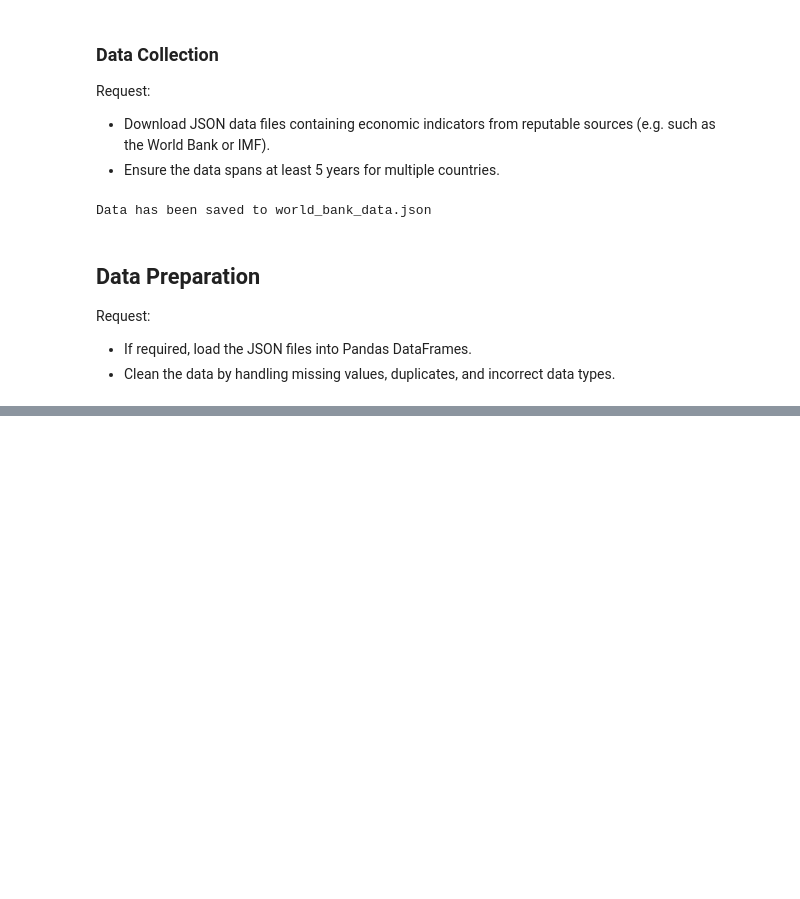
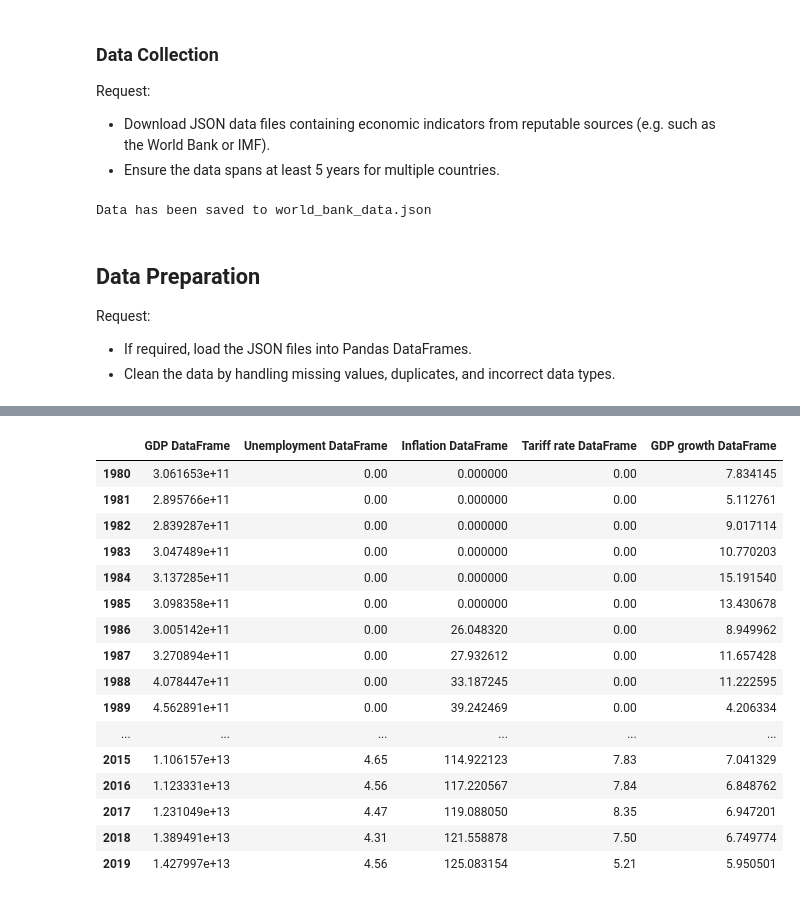
Before and after one commit to hasaki321/INFO212, a Jupyter notebook: HW2/HW2.ipynb, the cells around one changed output, grey strips where cells are left out. Drawn from its saved outputs; the diff is of its cells as text; code cells hidden in the pictures; blank space fills up the shorter version.

```diff
--- a/HW2/HW2.ipynb
+++ b/HW2/HW2.ipynb
@@ -6,18 +12,17 @@ Request:
 - Download JSON data files containing economic indicators from reputable sources (e.g. such as the World Bank or IMF).
 - Ensure the data spans at least 5 years for multiple countries.
 # %%
-import requests
-import json
-
 # 定义查询的国家和指标
 countries = ["CN", "BR", "JP", "CA", "NP"]
 indicators = {
     "GDP": "NY.GDP.MKTP.CD",
     "Unemployment": "SL.UEM.TOTL.ZS",
-    "Inflation": "FP.CPI.TOTL"
+    "Inflation": "FP.CPI.TOTL",
+    "Tariff rate": "TM.TAX.MANF.SM.AR.ZS",
+    "GDP growth": "NY.GDP.MKTP.KD.ZG"
 }
-years = range(2010, 2019 + 1)
-base_url = "http://api.worldbank.org/v2/country/{}/indicator/{}?date={}:{}&format=json&per_page=1000"
+years = range(1980, 2019 + 1)
+base_url = "http://api.worldbank.org/v2/country/{}/indicator/{}?date={}:{}&format=json&per_page=100"
 
 # 获取数据并合并成一个JSON文件
 data = {}
@@ -92,0 +71,20 @@ date
+# %%
+# 创建GDP、Unemployment、Inflation的DataFrame
+gdp_df = create_indicator_dataframe(data, "GDP")
+unemployment_df = create_indicator_dataframe(data, "Unemployment")
+inflation_df = create_indicator_dataframe(data, "Inflation")
+tariff_df = create_indicator_dataframe(data, "Tariff rate")
+gdp_growth_df = create_indicator_dataframe(data, "GDP growth")
+
+dfs = {
+    "GDP DataFrame":gdp_df,
+    "Unemployment DataFrame":unemployment_df,
+    "Inflation DataFrame":inflation_df,
+    "Tariff rate DataFrame":tariff_df,
+    "GDP growth DataFrame":gdp_growth_df,
+}
+# 显示DataFrame
+for (name,df) in dfs.items():
+    print(f'{name}:')
+    print(df)
+    print()
@@ -92,0 +109,31 @@ date
+# %%
+def create_country_dataframe(dfs, country):
+    out_df = pd.DataFrame()
+    indicators = dfs.keys()
+
+    for df in dfs.values():
+        out_df = pd.concat((out_df,df[country]),axis=1)
+    out_df.columns = indicators
+    return out_df
+
+country_dfs = {}
+for country in country_names.values():
+    country_dfs[country] = create_country_dataframe(dfs,'China')
+# %% [output]
+|  | GDP DataFrame | Unemployment DataFrame | Inflation DataFrame | Tariff rate DataFrame | GDP growth DataFrame |
+| 1980 | 3.061653e+11 | 0.00 | 0.000000 | 0.00 | 7.834145 |
+| 1981 | 2.895766e+11 | 0.00 | 0.000000 | 0.00 | 5.112761 |
+| 1982 | 2.839287e+11 | 0.00 | 0.000000 | 0.00 | 9.017114 |
+| 1983 | 3.047489e+11 | 0.00 | 0.000000 | 0.00 | 10.770203 |
+| 1984 | 3.137285e+11 | 0.00 | 0.000000 | 0.00 | 15.191540 |
+| 1985 | 3.098358e+11 | 0.00 | 0.000000 | 0.00 | 13.430678 |
+| 1986 | 3.005142e+11 | 0.00 | 26.048320 | 0.00 | 8.949962 |
+| 1987 | 3.270894e+11 | 0.00 | 27.932612 | 0.00 | 11.657428 |
+| 1988 | 4.078447e+11 | 0.00 | 33.187245 | 0.00 | 11.222595 |
+| 1989 | 4.562891e+11 | 0.00 | 39.242469 | 0.00 | 4.206334 |
+| ... | ... | ... | ... | ... | ... |
+| 2015 | 1.106157e+13 | 4.65 | 114.922123 | 7.83 | 7.041329 |
+| 2016 | 1.123331e+13 | 4.56 | 117.220567 | 7.84 | 6.848762 |
+| 2017 | 1.231049e+13 | 4.47 | 119.088050 | 8.35 | 6.947201 |
+| 2018 | 1.389491e+13 | 4.31 | 121.558878 | 7.50 | 6.749774 |
+| 2019 | 1.427997e+13 | 4.56 | 125.083154 | 5.21 | 5.950501 |
```
Also changed, not shown: parts of 9 cells of this notebook, 1 other file.
